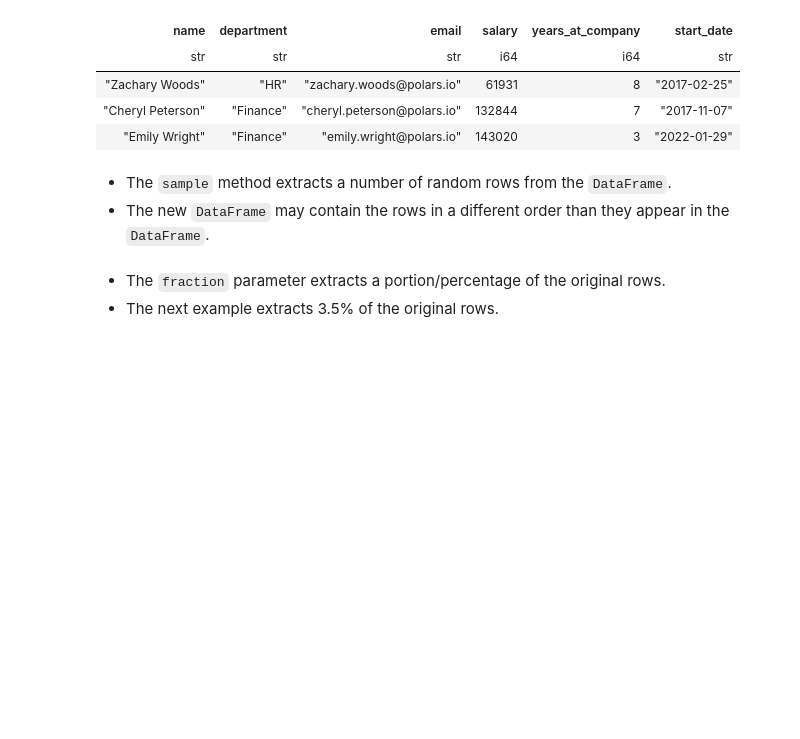
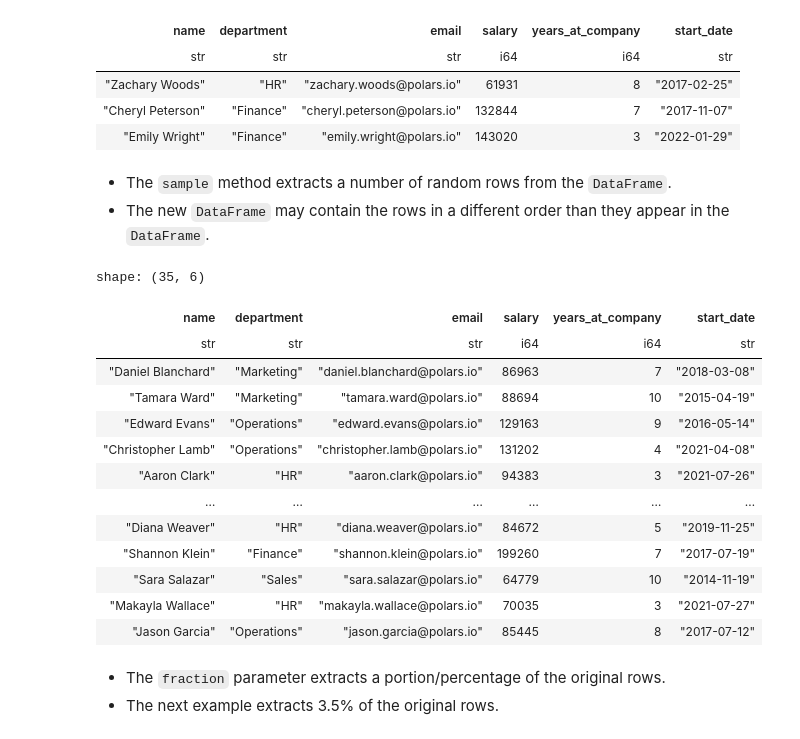
Before and after one commit to yaowenqiang/Data-Analysis-with-Polars-and-Python, a Jupyter notebook: incomplete/04 - DataFrames I.ipynb, the cells around one changed output. Saved outputs shown, nothing was run; the diff lists cells and outputs as text; code cells hidden in the pictures; blank space fills up the shorter version.

```diff
--- a/incomplete/04 - DataFrames I.ipynb
+++ b/incomplete/04 - DataFrames I.ipynb
@@ -1037,6 +1037,23 @@ shape: (3, 6)
 # %% [markdown]
 - The `sample` method extracts a number of random rows from the `DataFrame`.
 - The new `DataFrame` may contain the rows in a different order than they appear in the `DataFrame`.
+# %%
+employees.sample(fraction=0.035)
+# %% [output]
+shape: (35, 6)
+| name | department | email | salary | years_at_company | start_date |
+| str | str | str | i64 | i64 | str |
+| "Daniel Blanchard" | "Marketing" | "daniel.blanchard@polars.io" | 86963 | 7 | "2018-03-08" |
+| "Tamara Ward" | "Marketing" | "tamara.ward@polars.io" | 88694 | 10 | "2015-04-19" |
+| "Edward Evans" | "Operations" | "edward.evans@polars.io" | 129163 | 9 | "2016-05-14" |
+| "Christopher Lamb" | "Operations" | "christopher.lamb@polars.io" | 131202 | 4 | "2021-04-08" |
+| "Aaron Clark" | "HR" | "aaron.clark@polars.io" | 94383 | 3 | "2021-07-26" |
+| … | … | … | … | … | … |
+| "Diana Weaver" | "HR" | "diana.weaver@polars.io" | 84672 | 5 | "2019-11-25" |
+| "Shannon Klein" | "Finance" | "shannon.klein@polars.io" | 199260 | 7 | "2017-07-19" |
+| "Sara Salazar" | "Sales" | "sara.salazar@polars.io" | 64779 | 10 | "2014-11-19" |
+| "Makayla Wallace" | "HR" | "makayla.wallace@polars.io" | 70035 | 3 | "2021-07-27" |
+| "Jason Garcia" | "Operations" | "jason.garcia@polars.io" | 85445 | 8 | "2017-07-12" |
 # %% [markdown]
 - The `fraction` parameter extracts a portion/percentage of the original rows.
 - The next example extracts 3.5% of the original rows.
```
Also changed, not shown: parts of 8 cells of this notebook.
